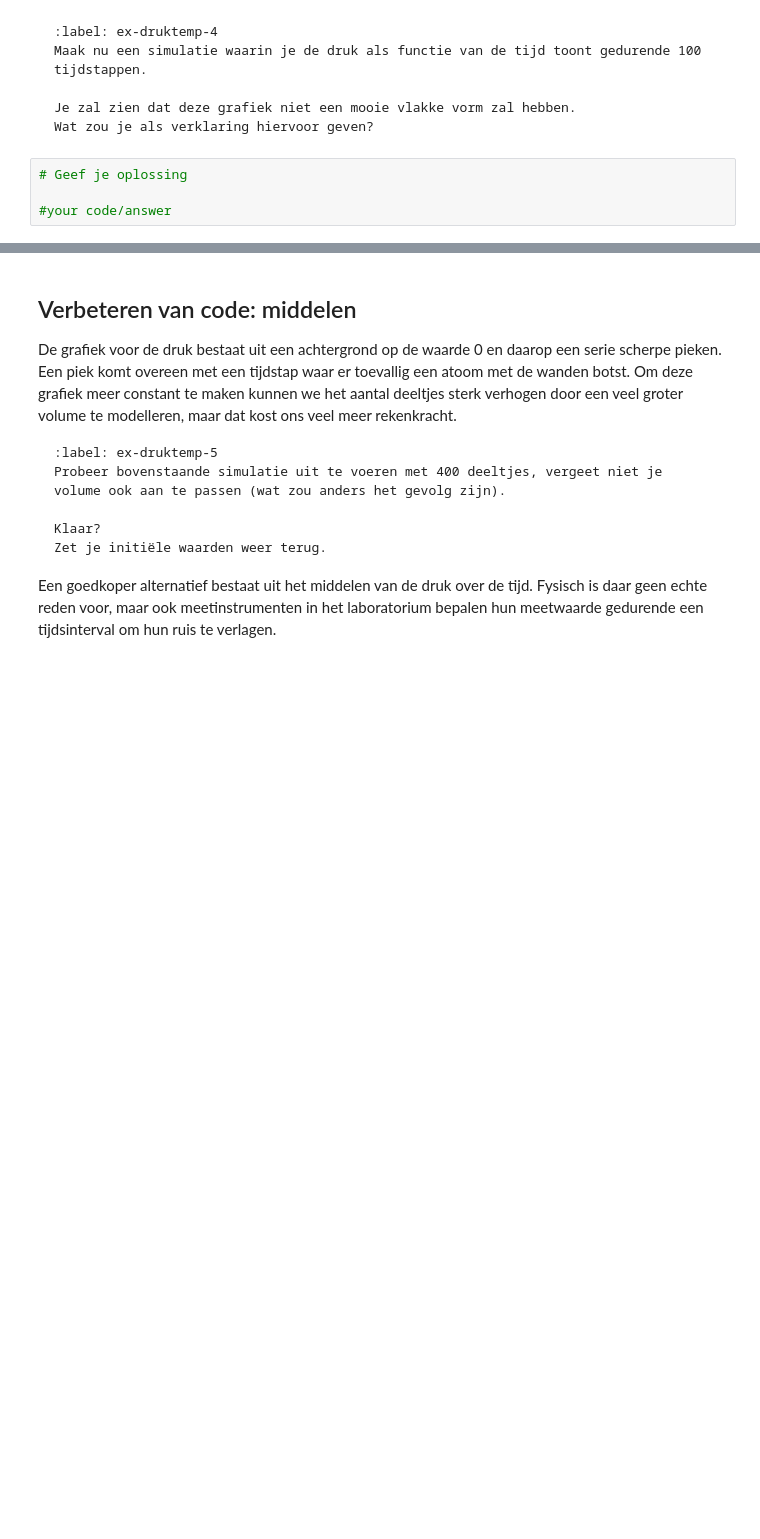
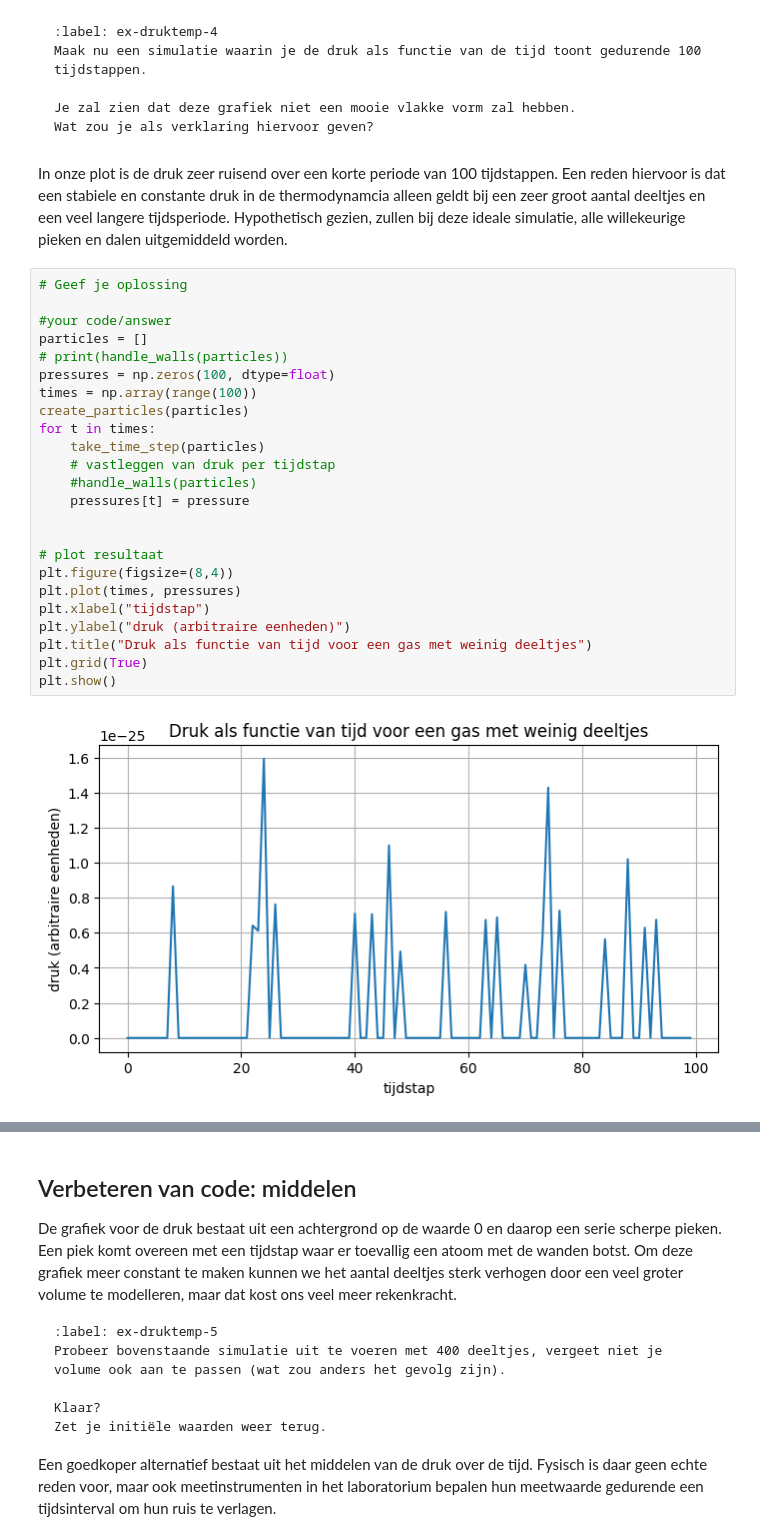
Before and after one commit to swerleman/IP2-Portfolio, a Jupyter notebook: Content/PySim/5_druktemp.ipynb, the cells around one changed output, grey strips where cells are left out. Saved outputs shown, nothing was run; the diff lists cells and outputs as text; blank space fills up the shorter version.

````diff
--- a/Content/PySim/5_druktemp.ipynb
+++ b/Content/PySim/5_druktemp.ipynb
@@ -324,7 +313,31 @@ Maak nu een simulatie waarin je de druk als functie van de tijd toont gedurende
 Je zal zien dat deze grafiek niet een mooie vlakke vorm zal hebben.
 Wat zou je als verklaring hiervoor geven?
 ```
+# %% [markdown]
+In onze plot is de druk zeer ruisend over een korte periode van 100 tijdstappen. Een reden hiervoor is dat een stabiele en constante druk in de thermodynamcia alleen geldt bij een zeer groot aantal deeltjes en een veel langere tijdsperiode. Hypothetisch gezien, zullen bij deze ideale simulatie, alle willekeurige pieken en dalen uitgemiddeld worden.
 # %%
 # Geef je oplossing
 
 #your code/answer
+particles = []
+# print(handle_walls(particles))
+pressures = np.zeros(100, dtype=float)
+times = np.array(range(100))
+create_particles(particles)
+for t in times:
+    take_time_step(particles)
+    # vastleggen van druk per tijdstap
+    #handle_walls(particles)
+    pressures[t] = pressure
+
+
+# plot resultaat
+plt.figure(figsize=(8,4))
+plt.plot(times, pressures)
+plt.xlabel("tijdstap")
+plt.ylabel("druk (arbitraire eenheden)")
+plt.title("Druk als functie van tijd voor een gas met weinig deeltjes")
+plt.grid(True)
+plt.show()
+# %% [output]
+[figure, added]
````
Also changed, not shown: parts of 15 cells of this notebook.
